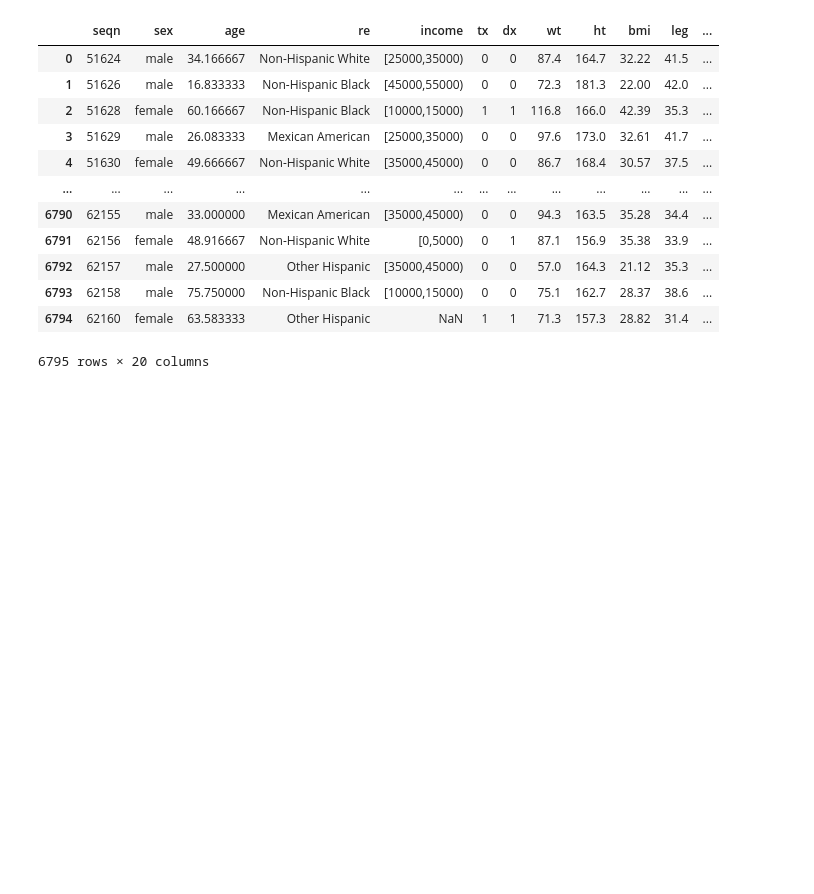
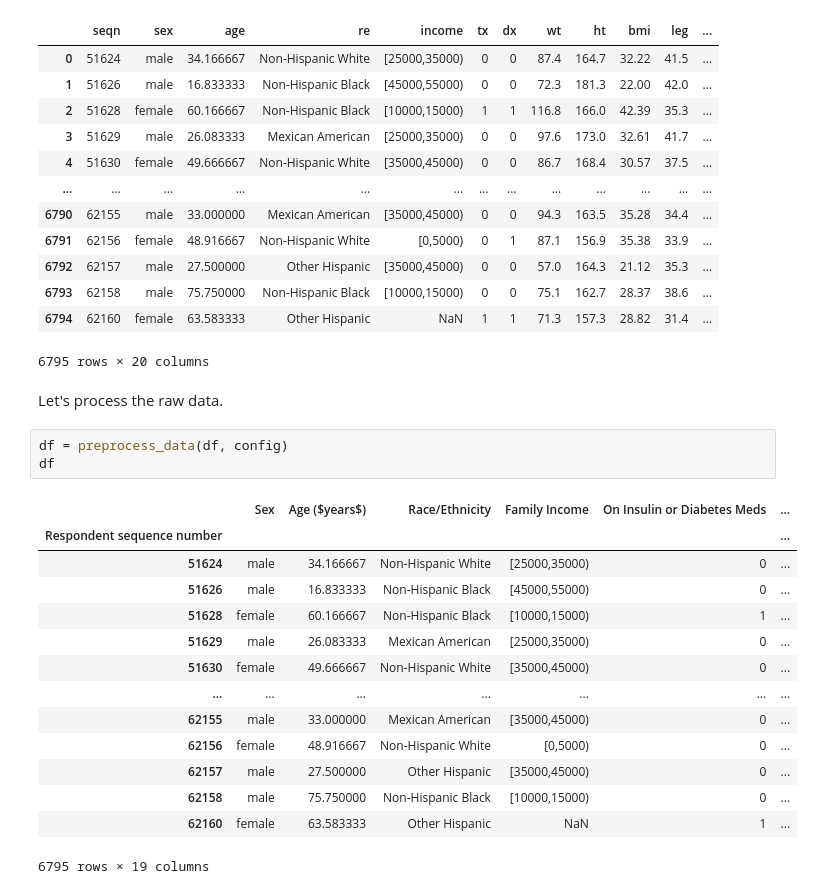
Before and after one commit to hl-n/diabetes-prediction-NHANES, a Jupyter notebook: notebooks/modelling.ipynb, the cells around one changed output. Saved outputs shown, nothing was run; the diff lists cells and outputs as text; blank space fills up the shorter version.

```diff
--- a/notebooks/modelling.ipynb
+++ b/notebooks/modelling.ipynb
@@ -42,3 +60,23 @@ df # Preview the DataFrame
 | 6793 | 62158 | male | 75.750000 | Non-Hispanic Black | [10000,15000) | 0 | 0 | 75.1 | 162.7 | 28.37 | 38.6 | ... |
 | 6794 | 62160 | female | 63.583333 | Other Hispanic | NaN | 1 | 1 | 71.3 | 157.3 | 28.82 | 31.4 | ... |
 6795 rows × 20 columns
+# %% [markdown]
+Let's process the raw data.
+# %%
+df = preprocess_data(df, config)
+df
+# %% [output]
+|  | Sex | Age ($years$) | Race/Ethnicity | Family Income | On Insulin or Diabetes Meds | ... |
+| Respondent sequence number |  |  |  |  |  | ... |
+| 51624 | male | 34.166667 | Non-Hispanic White | [25000,35000) | 0 | ... |
+| 51626 | male | 16.833333 | Non-Hispanic Black | [45000,55000) | 0 | ... |
+| 51628 | female | 60.166667 | Non-Hispanic Black | [10000,15000) | 1 | ... |
+| 51629 | male | 26.083333 | Mexican American | [25000,35000) | 0 | ... |
+| 51630 | female | 49.666667 | Non-Hispanic White | [35000,45000) | 0 | ... |
+| ... | ... | ... | ... | ... | ... | ... |
+| 62155 | male | 33.000000 | Mexican American | [35000,45000) | 0 | ... |
+| 62156 | female | 48.916667 | Non-Hispanic White | [0,5000) | 0 | ... |
+| 62157 | male | 27.500000 | Other Hispanic | [35000,45000) | 0 | ... |
+| 62158 | male | 75.750000 | Non-Hispanic Black | [10000,15000) | 0 | ... |
+| 62160 | female | 63.583333 | Other Hispanic | NaN | 1 | ... |
+6795 rows × 19 columns
```
Also changed, not shown: parts of 7 cells of this notebook, 5 other files.
